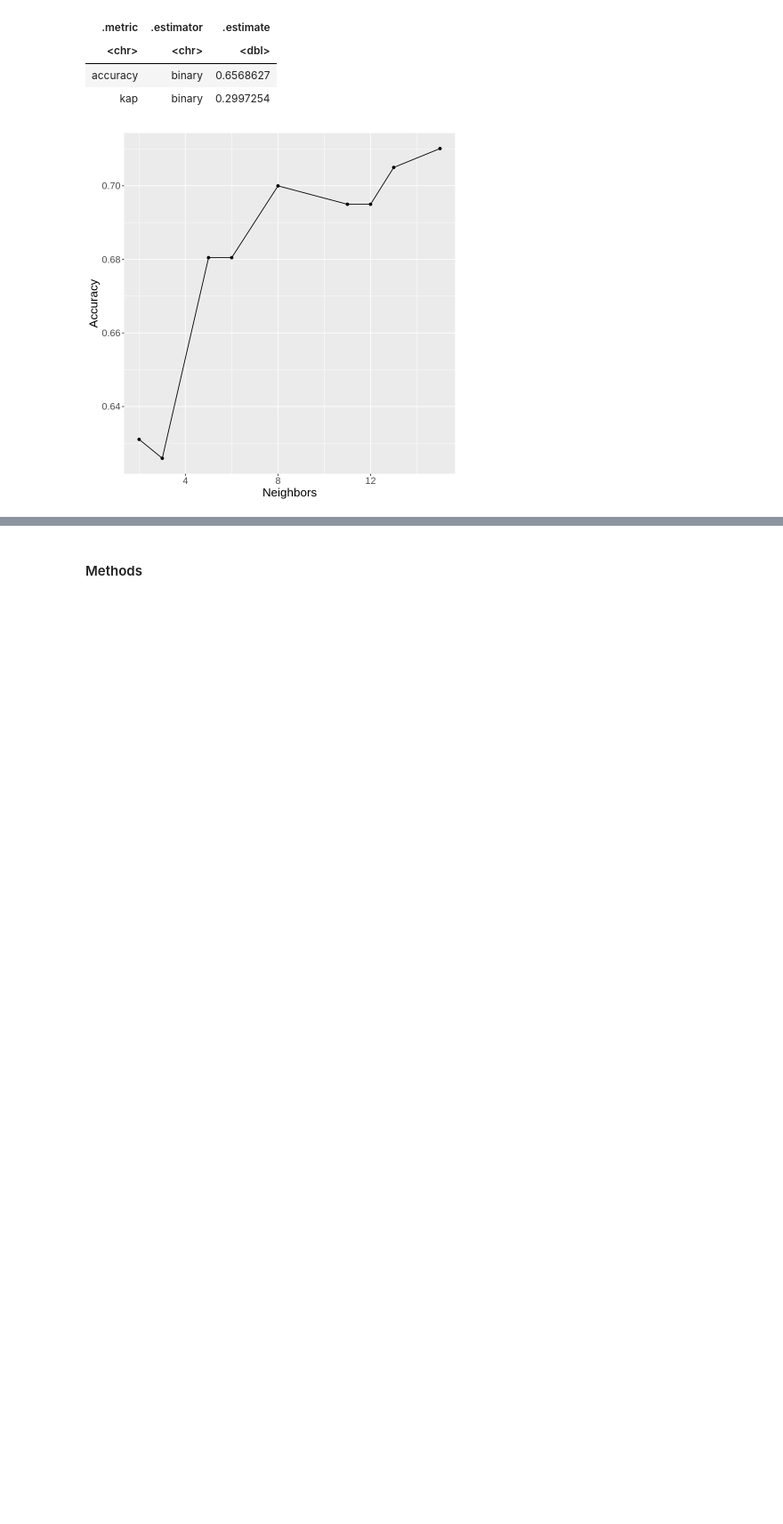
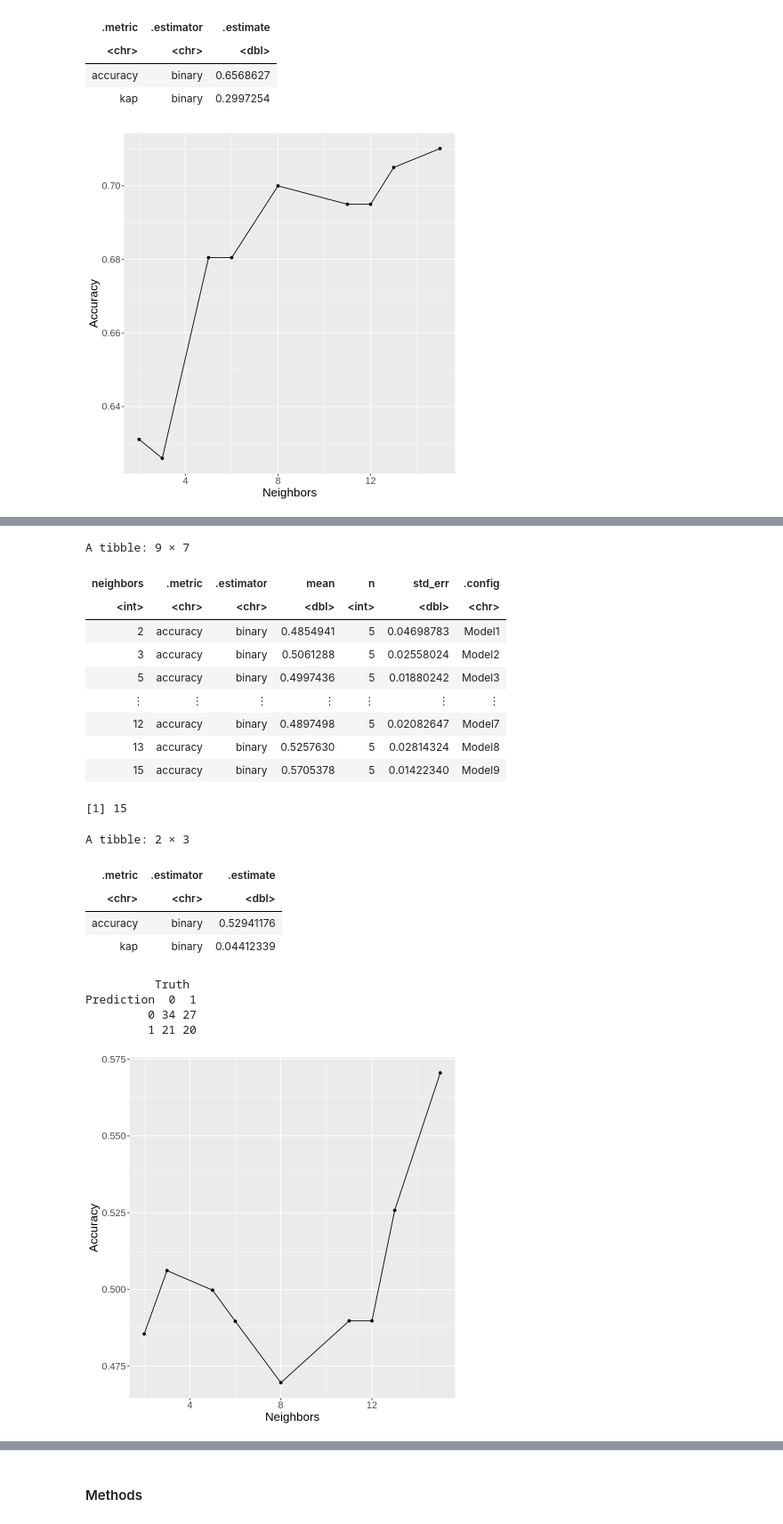
Before and after one commit to daphnetian/dsci-100-final-project, a Jupyter notebook: DSCI Project Proposal.ipynb, the cells around one changed output, grey strips where cells are left out. Shown at 89% size. Saved outputs shown, nothing was run; the diff lists cells and outputs as text; code cells hidden in the pictures; blank space fills up the shorter version.

```diff
--- a/DSCI Project Proposal.ipynb
+++ b/DSCI Project Proposal.ipynb
@@ -266,0 +346,50 @@ Figure 3
+# %%
+set.seed(2000)
+recipe <- recipe(presence_of_h_d ~ chol, data = training_data) %>% step_scale(all_predictors()) %>% step_center(all_predictors())
+recipe
+
+train_vfold <- vfold_cv(training_data, v = 5, strata = presence_of_h_d)
+
+spec <- nearest_neighbor(weight_func = "rectangular", neighbors = tune()) %>%
+      set_engine("kknn") %>%
+      set_mode("classification")
+
+training_fit <- workflow() %>%
+      add_recipe(recipe) %>%
+      add_model(spec) %>%
+      tune_grid(resamples = train_vfold, grid = 10) %>%
+      collect_metrics()
+
+# training_fit
+
+accuracies <- training_fit %>%
+      filter(.metric == "accuracy")
+
+cross_val_plot <- accuracies %>%
+     ggplot(aes(x = neighbors, y = mean))+
+      geom_point() +
+      geom_line() +
+      labs(x = "Neighbors", y = "Accuracy") +
+     theme(text = element_text (size = 16))
+
+cross_val_plot
+
+k_for_all <- accuracies %>% arrange(desc(mean)) %>% head(1) %>% pull(neighbors)
+accuracies
+k_for_all
+
+spec <- nearest_neighbor(weight_func = "rectangular", neighbors = k_for_all) %>%
+      set_engine("kknn") %>%
+      set_mode("classification")
+
+fit <- workflow() %>%
+      add_recipe(recipe) %>%
+      add_model(spec) %>%
+      fit(data = training_data)
+
+predictions_all <-predict(fit, testing_data) %>% bind_cols(testing_data) %>% metrics(truth = presence_of_h_d, estimate = .pred_class)
+predictions_all
+predictions_matixs <- predict(fit, testing_data) %>% bind_cols(testing_data)%>%
+     conf_mat(truth=presence_of_h_d,estimate=.pred_class)
+predictions_matixs
+# %% [output]
@@ -266,0 +408,21 @@ Figure 3
+A tibble: 9 × 7
+| neighbors | .metric | .estimator | mean | n | std_err | .config |
+| <int> | <chr> | <chr> | <dbl> | <int> | <dbl> | <chr> |
+| 2 | accuracy | binary | 0.4854941 | 5 | 0.04698783 | Model1 |
+| 3 | accuracy | binary | 0.5061288 | 5 | 0.02558024 | Model2 |
+| 5 | accuracy | binary | 0.4997436 | 5 | 0.01880242 | Model3 |
+| ⋮ | ⋮ | ⋮ | ⋮ | ⋮ | ⋮ | ⋮ |
+| 12 | accuracy | binary | 0.4897498 | 5 | 0.02082647 | Model7 |
+| 13 | accuracy | binary | 0.5257630 | 5 | 0.02814324 | Model8 |
+| 15 | accuracy | binary | 0.5705378 | 5 | 0.01422340 | Model9 |
+[1] 15
+A tibble: 2 × 3
+| .metric | .estimator | .estimate |
+| <chr> | <chr> | <dbl> |
+| accuracy | binary | 0.52941176 |
+| kap | binary | 0.04412339 |
+          Truth
+Prediction  0  1
+         0 34 27
+         1 21 20
+[figure, added]
```
Also changed, not shown: parts of 21 cells of this notebook.
